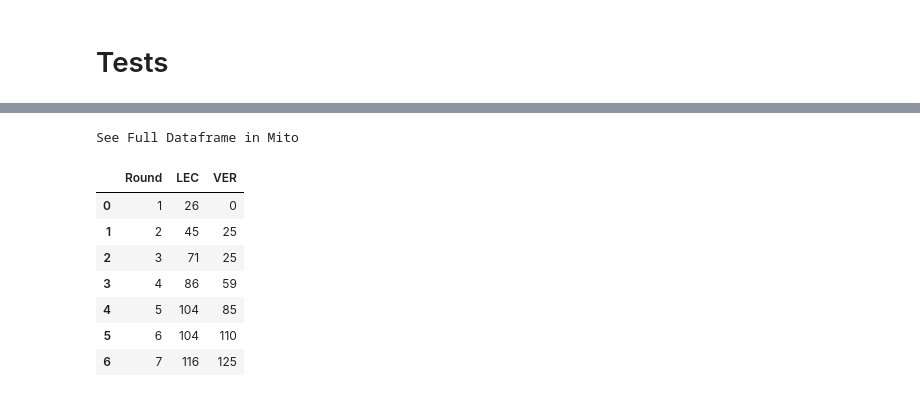
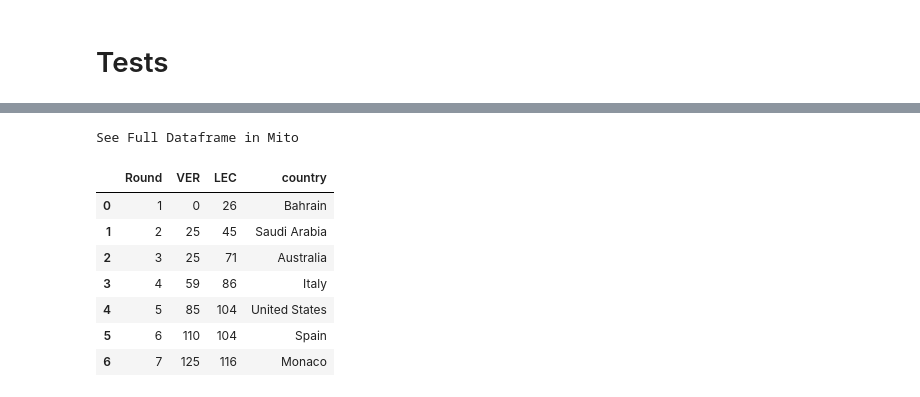
Before and after one commit to GuillaumeArp/Jedha_F1_Project, a Jupyter notebook: Guillaume/test_guillaume.ipynb, the cells around one changed output, grey strips where cells are left out. Saved outputs shown, nothing was run; the diff lists cells and outputs as text; code cells hidden in the pictures.

```diff
--- a/Guillaume/test_guillaume.ipynb
+++ b/Guillaume/test_guillaume.ipynb
@@ -427,6 +414,7 @@ def ergast_retrieve(api_endpoint: str):
 
     return response['MRData']
 # %%
+# Get drivers standings
 def update_driver_standings(rounds):
     standings_dict = {}
     for i in range(1, rounds+1):
@@ -452,8 +440,12 @@ def update_driver_standings(rounds):
         except IndexError:
             break
 
-    return standings_dict
+    df_drivers = pd.DataFrame.from_dict(standings_dict, orient='index')
+    df_drivers.columns = df_drivers.columns + 1
+    df_drivers[df_drivers.columns] = df_drivers[df_drivers.columns].apply(pd.to_numeric)
+    df_drivers.sort_values(by=df_drivers.columns[-1], ascending=False, inplace=True)
+    return df_drivers
 
-driver_standings = update_driver_standings(22)
-driver_standings
+df_drivers = update_driver_standings(22)
+df_drivers
 # %% [output]
@@ -507,5 +501,0 @@ constructor_standings
-# %%
-df_drivers = pd.DataFrame.from_dict(driver_standings, orient='index')
-df_drivers.columns = df_drivers.columns + 1
-df_drivers[df_drivers.columns] = df_drivers[df_drivers.columns].apply(pd.to_numeric)
-df_drivers
@@ -544,13 +502,19 @@ See Full Dataframe in Mito
 # %%
+round_mapping = {}
+
+for i in events_list.itertuples():
+    round_mapping[i.RoundNumber] = i.Country
+
 df_drivers_line = df_drivers[(df_drivers.index == driver_1) | (df_drivers.index == driver_2)].transpose().reset_index().rename(columns={'index': 'Round'})
+df_drivers_line['country'] = df_drivers_line['Round'].map(round_mapping)
 df_drivers_line
 # %% [output]
 See Full Dataframe in Mito
-|  | Round | LEC | VER |
-| 0 | 1 | 26 | 0 |
-| 1 | 2 | 45 | 25 |
-| 2 | 3 | 71 | 25 |
-| 3 | 4 | 86 | 59 |
-| 4 | 5 | 104 | 85 |
-| 5 | 6 | 104 | 110 |
-| 6 | 7 | 116 | 125 |
+|  | Round | VER | LEC | country |
+| 0 | 1 | 0 | 26 | Bahrain |
+| 1 | 2 | 25 | 45 | Saudi Arabia |
+| 2 | 3 | 25 | 71 | Australia |
+| 3 | 4 | 59 | 86 | Italy |
+| 4 | 5 | 85 | 104 | United States |
+| 5 | 6 | 110 | 104 | Spain |
+| 6 | 7 | 125 | 116 | Monaco |
```
Also changed, not shown: parts of 33 cells of this notebook.
